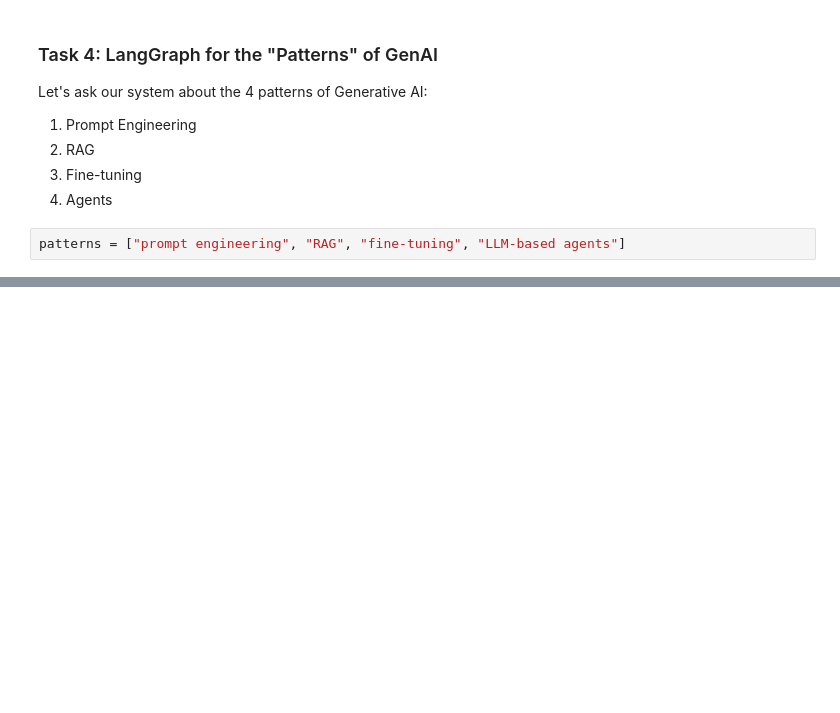
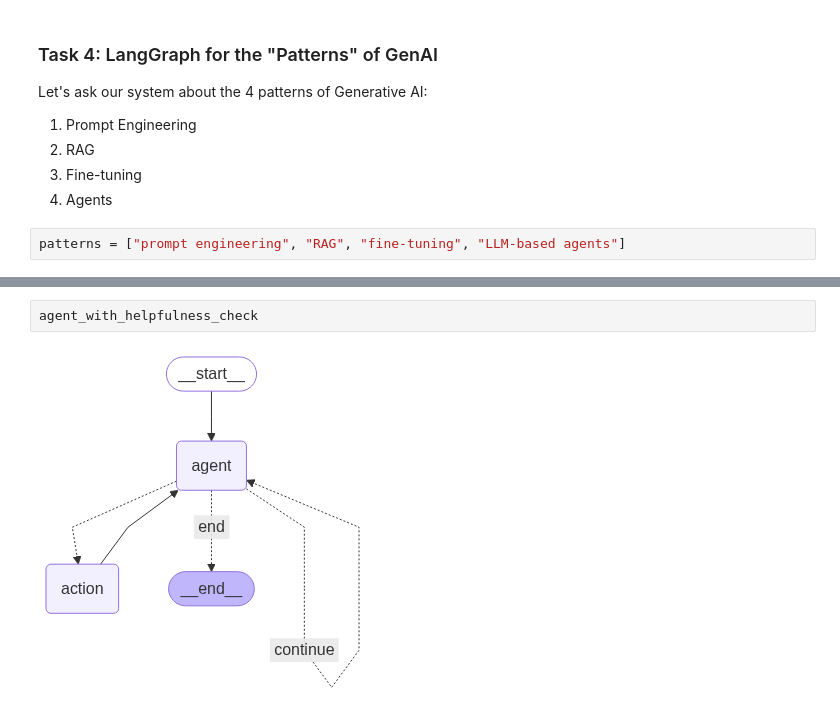
Before and after one commit to BQ31X/AIE7homework, a Jupyter notebook: 05_Our_First_Agent_with_LangGraph/Introduction_to_LangGraph_for_Agents_Assignment_Version.ipynb, the cells around one changed output, grey strips where cells are left out. Cells and saved outputs as stored; diff of their text form; blank space fills up the shorter version.

```diff
--- a/05_Our_First_Agent_with_LangGraph/Introduction_to_LangGraph_for_Agents_Assignment_Version.ipynb
+++ b/05_Our_First_Agent_with_LangGraph/Introduction_to_LangGraph_for_Agents_Assignment_Version.ipynb
@@ -641,0 +721,4 @@ Would you like more detailed information on the history, specific applications,
+# %%
+agent_with_helpfulness_check
+# %% [output]
+[figure, added]
```
Also changed, not shown: parts of 24 cells of this notebook.
